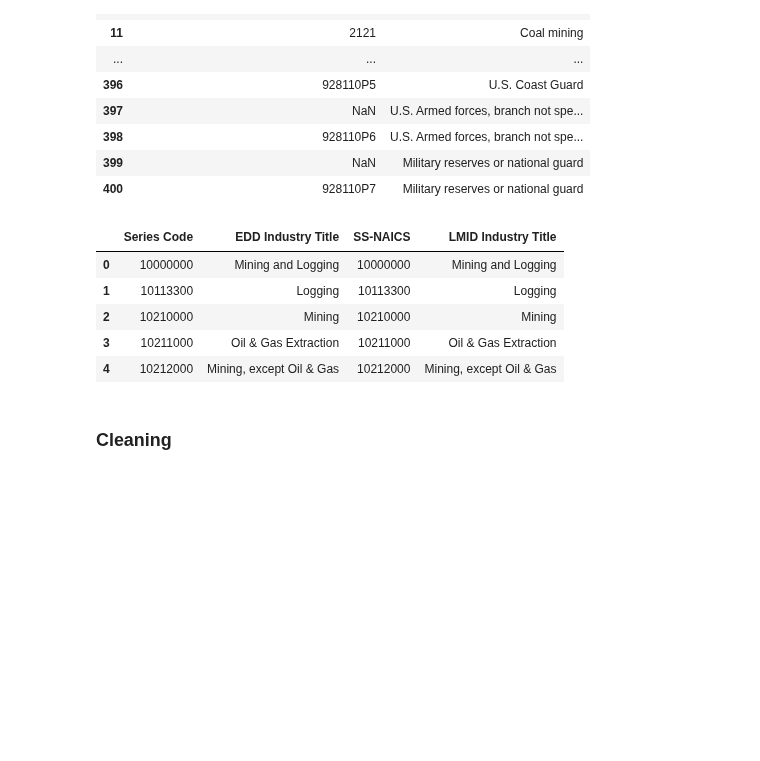
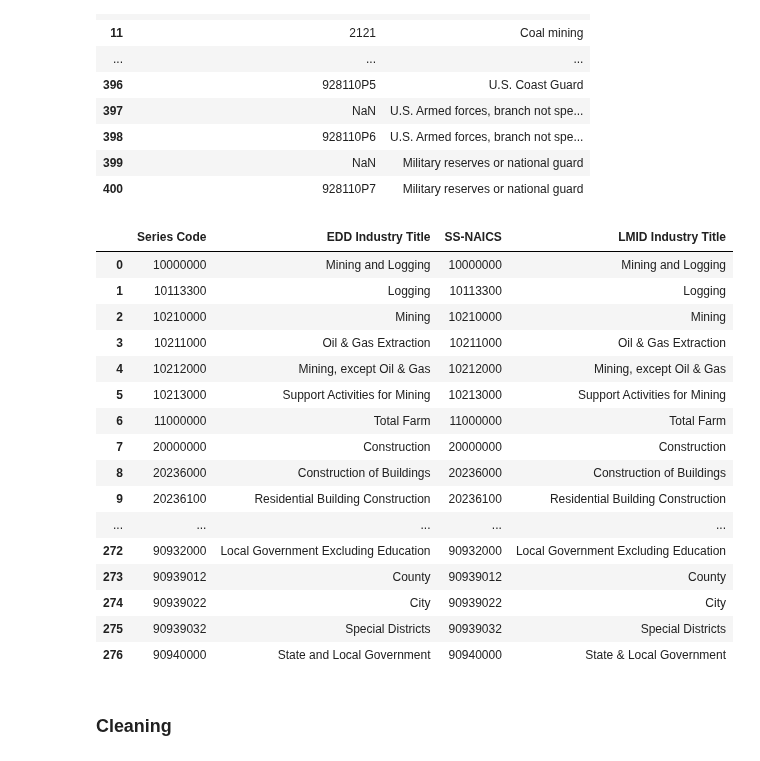
Before and after one commit to cafwd/job_quality_index, a Jupyter notebook: merge-edd-data.ipynb, the cells around one changed output. Cells and saved outputs as stored; diff of their text form; code cells hidden in the pictures; blank space fills up the shorter version.

```diff
--- a/merge-edd-data.ipynb
+++ b/merge-edd-data.ipynb
@@ -39,14 +55,25 @@ ipums_titles
 | 400 | 928110P7 | Military reserves or national guard |
 # %%
 edd_crosswalk = pd.read_excel('data/Industry_Title_Crosswalk.xlsx')
-edd_crosswalk.head()
+edd_crosswalk
 # %% [output]
 |  | Series Code | EDD Industry Title | SS-NAICS | LMID Industry Title |
 | 0 | 10000000 | Mining and Logging | 10000000 | Mining and Logging |
 | 1 | 10113300 | Logging | 10113300 | Logging |
 | 2 | 10210000 | Mining | 10210000 | Mining |
 | 3 | 10211000 | Oil & Gas Extraction | 10211000 | Oil & Gas Extraction |
 | 4 | 10212000 | Mining, except Oil & Gas | 10212000 | Mining, except Oil & Gas |
+| 5 | 10213000 | Support Activities for Mining | 10213000 | Support Activities for Mining |
+| 6 | 11000000 | Total Farm | 11000000 | Total Farm |
+| 7 | 20000000 | Construction | 20000000 | Construction |
+| 8 | 20236000 | Construction of Buildings | 20236000 | Construction of Buildings |
+| 9 | 20236100 | Residential Building Construction | 20236100 | Residential Building Construction |
+| ... | ... | ... | ... | ... |
+| 272 | 90932000 | Local Government Excluding Education | 90932000 | Local Government Excluding Education |
+| 273 | 90939012 | County | 90939012 | County |
+| 274 | 90939022 | City | 90939022 | City |
+| 275 | 90939032 | Special Districts | 90939032 | Special Districts |
+| 276 | 90940000 | State and Local Government | 90940000 | State & Local Government |
 # %% [markdown]
 ### Cleaning
 # %%
```
Also changed, not shown: parts of 15 cells of this notebook, 3 other files.
